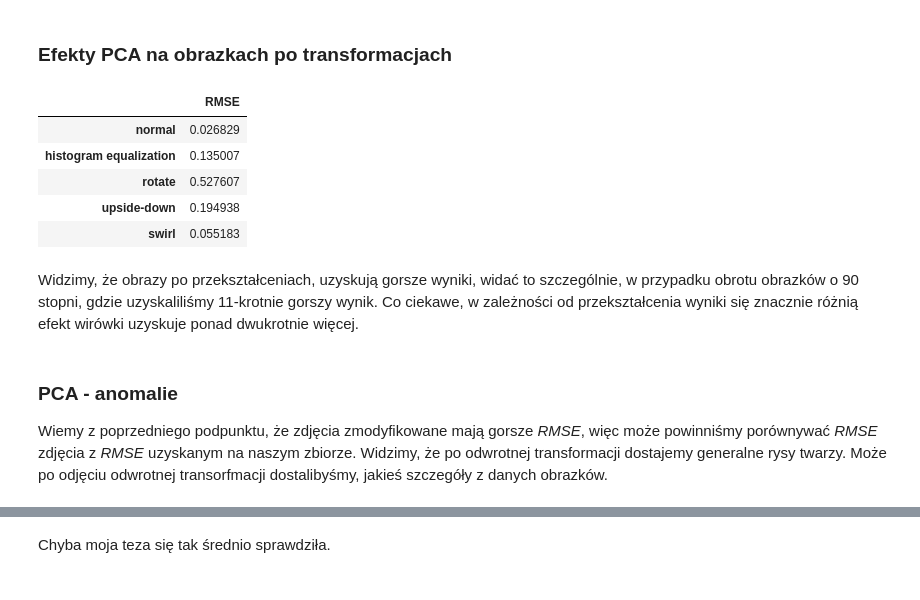
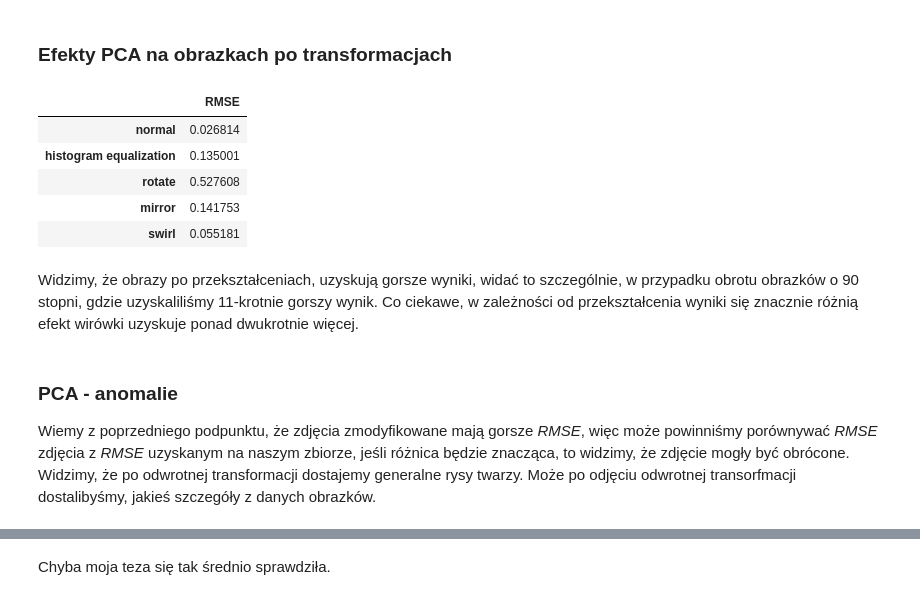
Before and after one commit to mini-pw/2021L-WUM, a Jupyter notebook: Prace_domowe/Praca_domowa6/Grupa2/Piotr Marciniak/pd6.ipynb, the cells around one changed output, grey strips where cells are left out. Saved outputs shown, nothing was run; the diff lists cells and outputs as text; code cells hidden in the pictures.

```diff
--- a/Prace_domowe/Praca_domowa6/Grupa2/Piotr Marciniak/pd6.ipynb
+++ b/Prace_domowe/Praca_domowa6/Grupa2/Piotr Marciniak/pd6.ipynb
@@ -165,5 +165,5 @@ plot_images(fliplr(images[rand3, :, :]))
 # %%
-upsidedown_images = fliplr(images)
+mirror_images = np.array([fliplr(x) for x in images])
 # %% [markdown]
 #### Tworzenie efektu wirówki
 # %%
@@ -185,29 +185,29 @@ swirl_images = swirl(images, radius=60, strength=2)
 # %%
 def rmse_effects(transformed_images, data, name):
     transform = transformed_images.reshape(400, 4096)
     inverse_transform = pca.inverse_transform(pca.transform(transform))
 
     data[name] = mean_squared_error(transform, inv_images, squared=False)
 
 rmse_effects(equalize_images, summary_dict, "histogram equalization")
 rmse_effects(rotate_images, summary_dict, "rotate")
-rmse_effects(upsidedown_images, summary_dict, "upside-down")
+rmse_effects(mirror_images, summary_dict, "mirror")
 rmse_effects(swirl_images, summary_dict, "swirl")
 
 summary = pd.DataFrame.from_dict(summary_dict, orient='index', columns=["RMSE"])
 summary
 # %% [output]
 |  | RMSE |
-| normal | 0.026829 |
-| histogram equalization | 0.135007 |
-| rotate | 0.527607 |
-| upside-down | 0.194938 |
-| swirl | 0.055183 |
+| normal | 0.026814 |
+| histogram equalization | 0.135001 |
+| rotate | 0.527608 |
+| mirror | 0.141753 |
+| swirl | 0.055181 |
 # %% [markdown]
 Widzimy, że obrazy po przekształceniach, uzyskują gorsze wyniki, widać to szczególnie, w przypadku obrotu obrazków o 90 stopni, gdzie uzyskaliliśmy 11-krotnie gorszy wynik. Co ciekawe, w zależności od przekształcenia wyniki się znacznie różnią efekt wirówki uzyskuje ponad dwukrotnie więcej.
 # %% [markdown]
 ### PCA - anomalie
-Wiemy z poprzedniego podpunktu, że zdjęcia zmodyfikowane mają gorsze *RMSE*, więc może powinniśmy porównywać *RMSE* zdjęcia z *RMSE* uzyskanym na naszym zbiorze. Widzimy, że po odwrotnej transformacji dostajemy generalne rysy twarzy. Może po odjęciu odwrotnej transorfmacji dostalibyśmy, jakieś szczegóły z danych obrazków.
+Wiemy z poprzedniego podpunktu, że zdjęcia zmodyfikowane mają gorsze *RMSE*, więc może powinniśmy porównywać *RMSE* zdjęcia z *RMSE* uzyskanym na naszym zbiorze, jeśli różnica będzie znacząca, to widzimy, że zdjęcie mogły być obrócone. Widzimy, że po odwrotnej transformacji dostajemy generalne rysy twarzy. Może po odjęciu odwrotnej transorfmacji dostalibyśmy, jakieś szczegóły z danych obrazków.
 # %%
 plot_images(2*abs(images.reshape(400, 64, 64)[random, :, :] - inv_images.reshape(400, 64, 64)[random, :, :]))
 # %% [output]
```
Also changed, not shown: parts of 14 cells of this notebook.
